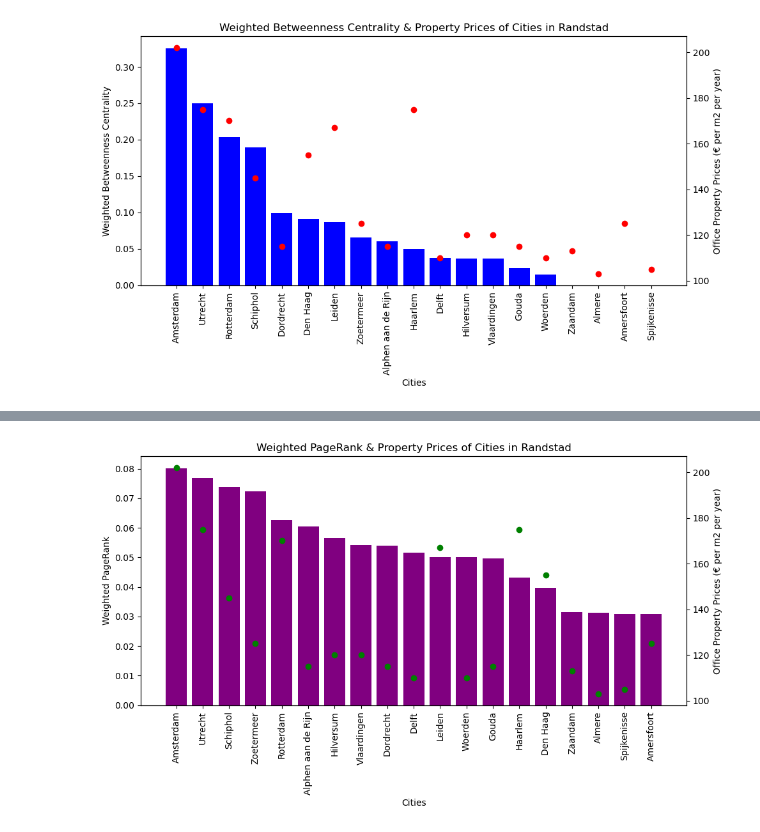
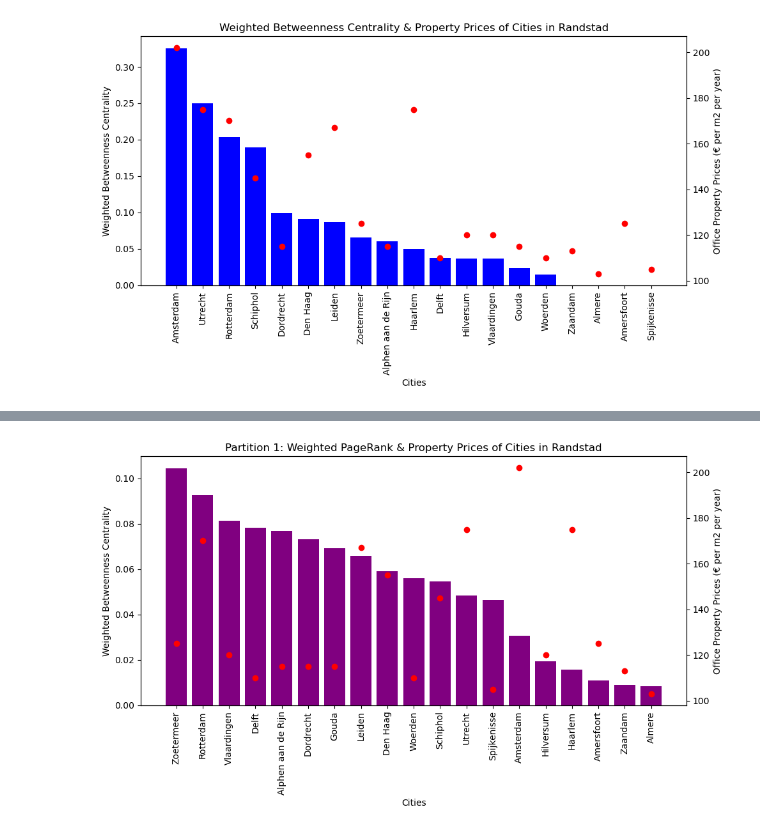
Before and after one commit to ElizeBr/Networked-Systems-Group-Assignment, a Jupyter notebook: Randstad.ipynb, the cells around one changed output, grey strips where cells are left out. Cells and saved outputs as stored; diff of their text form; code cells hidden in the pictures.

```diff
--- a/Randstad.ipynb
+++ b/Randstad.ipynb
@@ -914,27 +986,24 @@ plt.tight_layout()
 # %%
 import matplotlib.pyplot as plt
 
 # Plot the values in a bar chart
 plt.figure(figsize=(10, 6))
-plt.bar(pagerank_sorted.keys(), pagerank_sorted.values(), color='purple')
+plt.bar(list(pagerank_sorted_partition_1.keys()), list(pagerank_sorted_partition_1.values()), color='purple')
 plt.xticks(rotation=90)
-plt.title("Weighted PageRank & Property Prices of Cities in Randstad")
+plt.title("Partition 1: Weighted PageRank & Property Prices of Cities in Randstad")
 plt.xlabel("Cities")
-plt.ylabel("Weighted PageRank")
+plt.ylabel("Weighted Betweenness Centrality")
 plt.xticks(rotation=90)
 
 # Added code to plot the office prices
-cities = ['Amsterdam', 'Utrecht', 'Schiphol', 'Zoetermeer', 'Rotterdam', 'Alphen aan de Rijn', 'Hilversum', 'Vlaardingen',
-          'Dordrecht', 'Delft', 'Leiden', 'Woerden', 'Gouda', 'Haarlem', 'Den Haag', 'Zaandam', 'Almere',
-          'Spijkenisse', 'Amersfoort']
-prices = [202, 175, 145, 125, 170, 115, 120, 120, 115, 110, 167, 110, 115, 175, 155, 113, 103, 105, 125]
+cities = ['Zoetermeer', 'Rotterdam', 'Vlaardingen', 'Delft', 'Alphen aan de Rijn', 'Dordrecht', 'Gouda', 'Leiden','Den Haag','Woerden','Schiphol','Utrecht','Spijkenisse','Amsterdam','Hilversum','Haarlem','Amersfoort','Zaandam','Almere']
+prices = [125,170,120,110,115,115,115,167,155,110,145,175,105,202,120,175,125,113,103]
 office_prices = dict(zip(cities, prices))
 
 plt.twinx()
-plt.plot(office_prices.keys(), office_prices.values(), color='green', marker='o', label='Office Property Prices',
-         linestyle='')
+plt.plot(office_prices.keys(), office_prices.values(), color='red', marker='o', label='Office Property Prices', linestyle='')
 plt.ylabel('Office Property Prices (€ per m2 per year)')
 
 plt.tight_layout()
 # %% [output]
-[figure, old version]
+[figure, new version]
```
Also changed, not shown: parts of 9 cells of this notebook.
